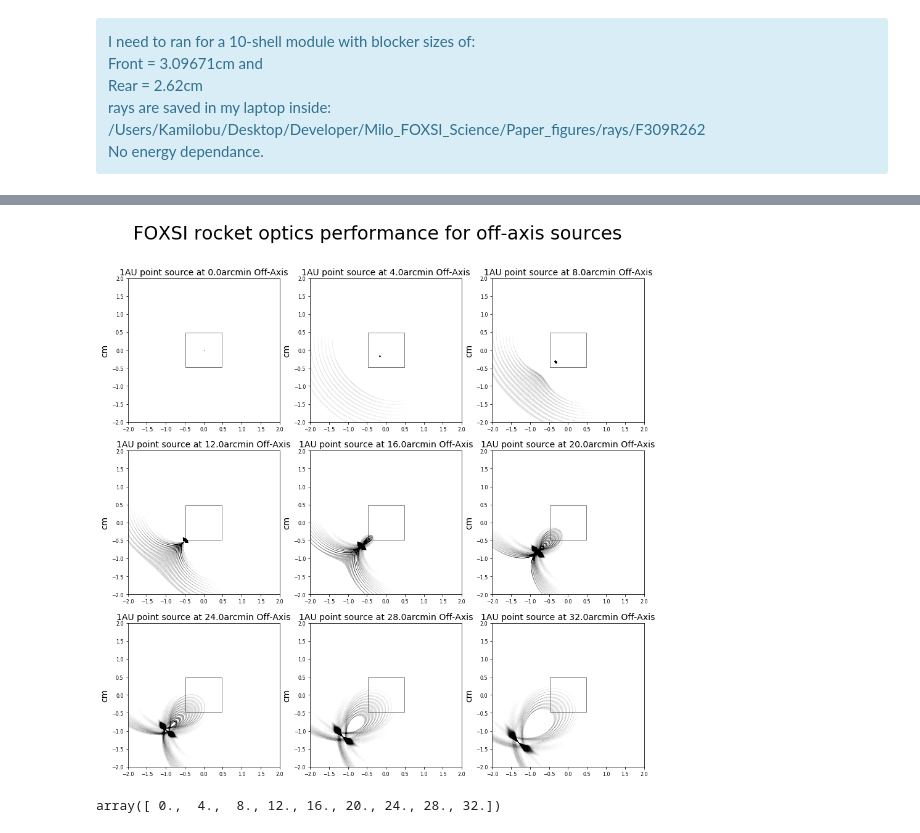
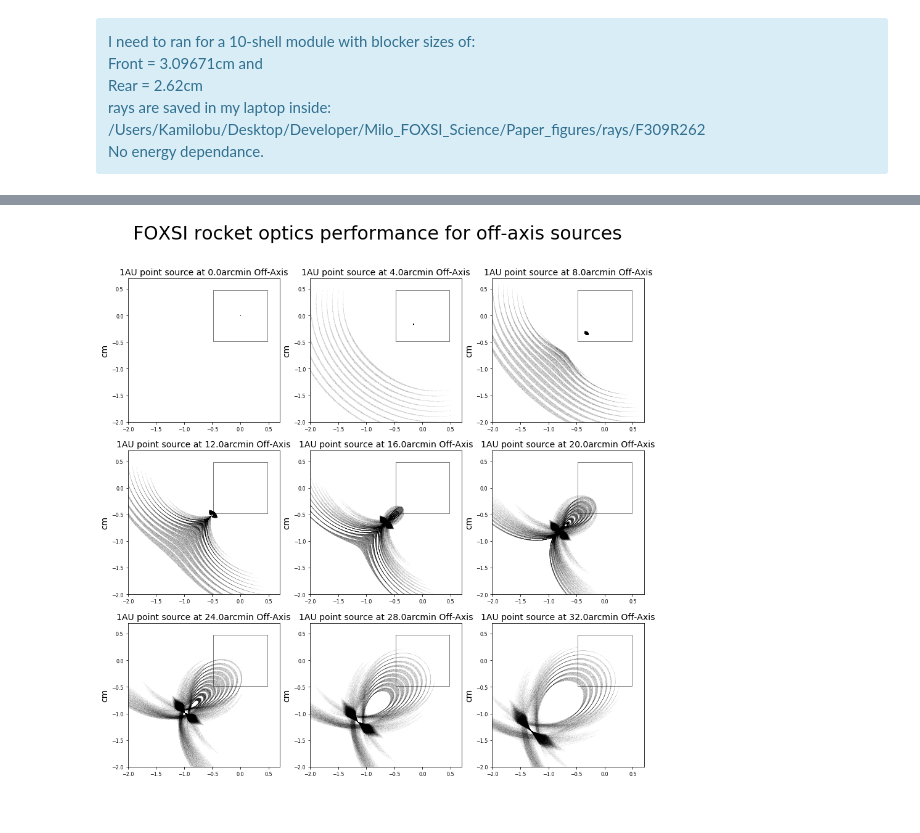
Before and after one commit to pymilo/Milo_FOXSI_Science, a Jupyter notebook: Paper_figures/Figure01.ipynb, the cells around one changed output, grey strips where cells are left out. Cells and saved outputs as stored; diff of their text form; code cells hidden in the pictures.

Commit message:
Figure 2 finished but with a problem

```diff
--- a/Paper_figures/Figure01.ipynb
+++ b/Paper_figures/Figure01.ipynb
@@ -111,25 +111,21 @@ Rays from /Users/Kamilobu/Desktop/Developer/Milo_FOXSI_Science/Paper_figures/ray
 # %%
 fig = plt.figure(figsize=(15,30))
 st = fig.suptitle("FOXSI rocket optics performance for off-axis sources", fontsize=30,y=0.92)
 for i, angle in enumerate(offaxisAngles):
     plt.subplot(6,3,i+1)
     plt.title('1AU point source at '+str(angle)+'arcmin Off-Axis',fontsize=14)
     plt.ylabel('cm',fontsize=14)
     plt.yticks(fontsize=12)
     plt.xticks(fontsize=12)
-    plt.scatter(All_Hx[i],All_Hy[i],color='black',s=0.00001,alpha=0.7)
-    plt.scatter(All_Px[i],All_Py[i],color='black',s=0.00001,alpha=0.7)
-    plt.scatter(All_Dx[i],All_Dy[i],color='black',s=0.00001,alpha=0.7)
-    plt.ylim(-2.0,2.0)
-    plt.xlim(-2.0,2.0)
+    plt.scatter(All_Hx[i],All_Hy[i],color='black',s=0.00005,alpha=0.7)
+    plt.scatter(All_Px[i],All_Py[i],color='black',s=0.00005,alpha=0.7)
+    plt.scatter(All_Dx[i],All_Dy[i],color='black',s=0.00005,alpha=0.7)
+    plt.ylim(-2.0,.7)
+    plt.xlim(-2.0,.7)
     plt.tick_params(labelsize=8)
     ax = plt.gca()
     ax.add_patch(patches.Rectangle((-0.48,-0.48),0.96,0.96,fill=False,linewidth=0.5))
     #ax.add_patch(patches.Circle((0,0),np.sqrt(0.48),fill=False,linewidth=0.5,alpha=0.5))
 plt.show()
 # %% [output]
-[figure, old version]
+[figure, new version]
-# %%
-np.arange(0.0,33.,4.)
-# %% [output]
-array([ 0.,  4.,  8., 12., 16., 20., 24., 28., 32.])
```
Also changed, not shown: 1 other file.
